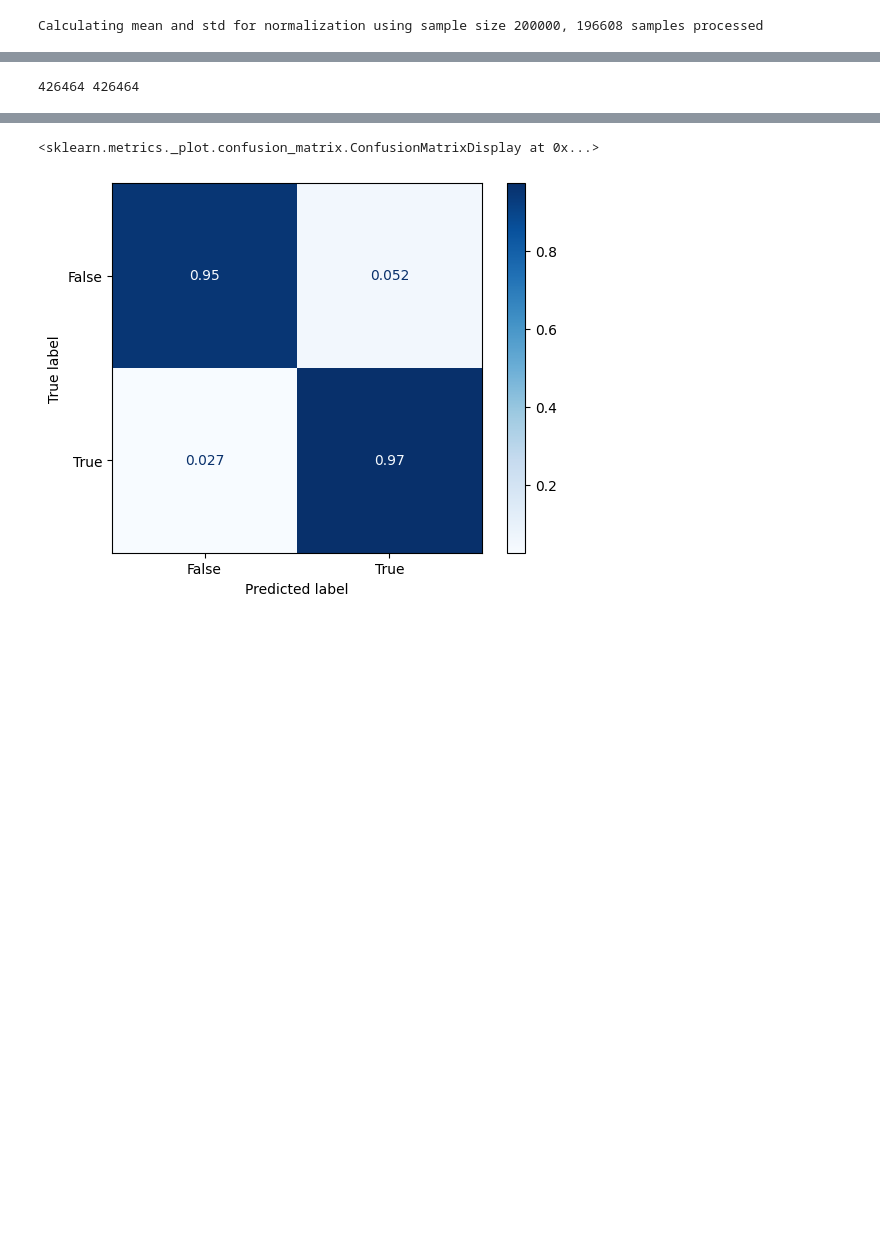
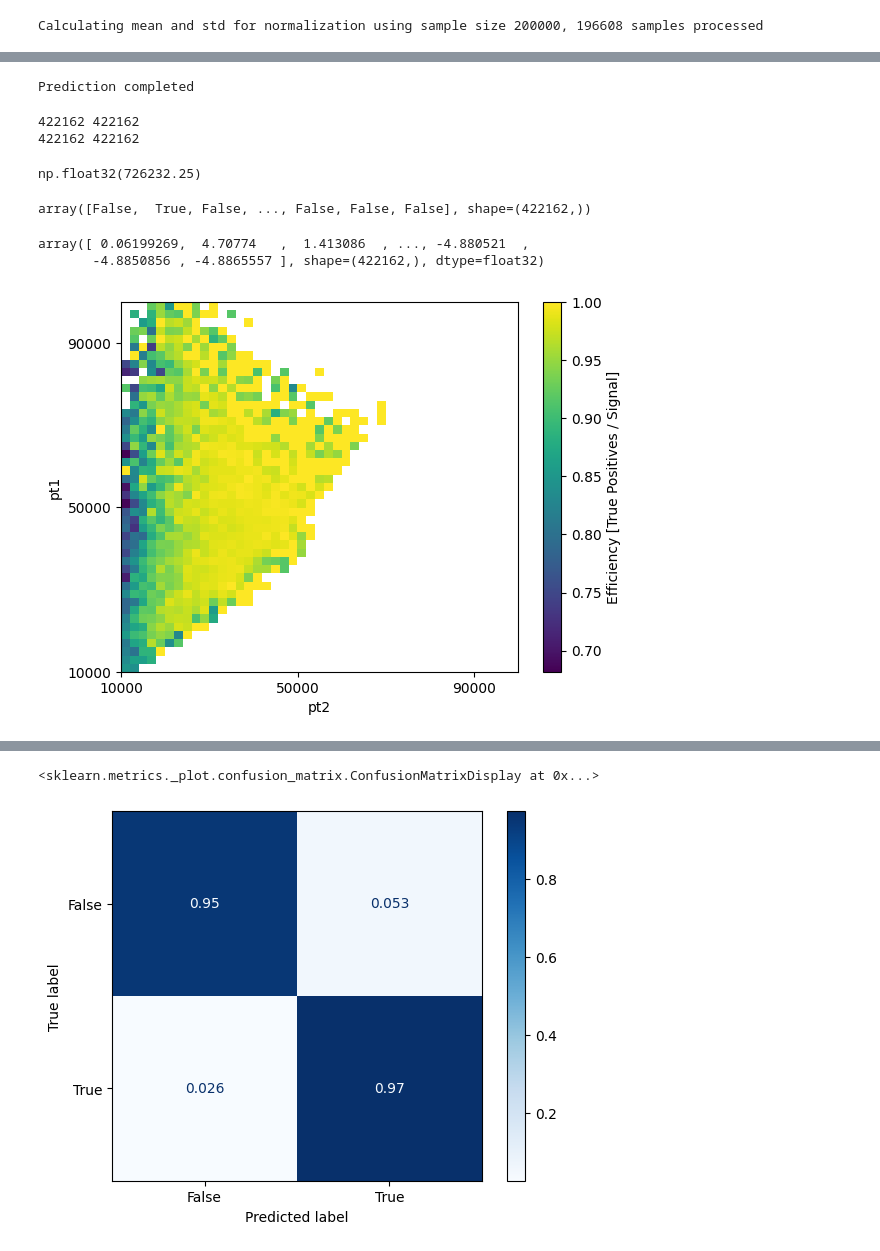
Before and after one commit to Le-Jonas/Masters_project, a Jupyter notebook: ML_lite.ipynb, the cells around one changed output, grey strips where cells are left out. Saved outputs shown, nothing was run; the diff lists cells and outputs as text; code cells hidden in the pictures; blank space fills up the shorter version.

```diff
--- a/ML_lite.ipynb
+++ b/ML_lite.ipynb
@@ -222,0 +241,2 @@ file_data = h5py.File(h5_files_data[0], 'r')
+# %%
+e1, e2, event, target = next(iter(test_loader))
@@ -304,9 +372,72 @@ KeyboardInterrupt:
 # %%
-targets = np.concatenate([batch[-1].numpy() for batch in val_loader], axis=0) == 13
+pt1 = []
+pt2 = []
+targets = []
+for batch in val_loader:
+    e1, e2, event, target = batch
+    pt1.append(e1[:, 6825])
+    pt2.append(e2[:, 6825])
+    targets.append(target)
+pt1 = np.concatenate(pt1, axis=0)
+pt2 = np.concatenate(pt2, axis=0)
+targets = np.concatenate(targets, axis=0) == 13
 targets = targets.reshape(-1, 2)
 targets = targets[:, 0] * targets[:, 1]
 predictions = model_training.predict(model_origin, val_loader, device='cpu', means=means, stds=stds)
+# %% [output]
+Prediction completed
 # %%
 print(len(targets), len(predictions))
+print(len(pt1), len(pt2))
 # %% [output]
-426464 426464
+422162 422162
+422162 422162
+# %%
+np.max(pt1)
+# %% [output]
+np.float32(726232.25)
+# %%
+targets
+# %% [output]
+array([False,  True, False, ..., False, False, False], shape=(422162,))
+# %%
+predictions
+# %% [output]
+array([ 0.06199269,  4.70774   ,  1.413086  , ..., -4.880521  ,
+       -4.8850856 , -4.8865557 ], shape=(422162,), dtype=float32)
+# %%
+square_size = 2000
+
+predicted_labels = (predictions > 0).astype(bool)
+true_positives = targets * predicted_labels
+false_negatives = targets * (1 - predicted_labels)
+
+ptmin = min(np.min(pt1), np.min(pt2))
+ptmax = max(np.max(pt1), np.max(pt2))
+ptmax = 100000
+
+x = np.arange(ptmin, ptmax, square_size)
+y = np.arange(ptmin, ptmax, square_size)
+if len(x) * len(y) > 10000:
+    raise ValueError("A large number of squares will be generated. Consider increasing the square_size to reduce the number of squares. Otherwise, comment out the following check to proceed with the current square_size.")
+z = np.zeros((len(x), len(y)))
+signal_size = np.zeros((len(x), len(y)))
+for i in range(len(x)):
+    for j in range(len(y)):
+        mask = (pt1 >= x[i]) & (pt1 < x[i] + square_size) & (pt2 >= y[j]) & (pt2 < y[j] + square_size)
+        tp_count = np.sum(true_positives[mask])
+        fn_count = np.sum(false_negatives[mask])
+        z[i, j] = tp_count / (tp_count + fn_count) if (tp_count + fn_count) > 10 else np.nan
+        signal_size[i, j] = np.sum(mask)
+        if z[i, j] < 0:
+            print(f"Warning: Negative value encountered at ({i}, {j}) with tp_count={tp_count} and fn_count={fn_count}. Setting z[{i}, {j}] to 0.")
+plt.imshow(z, extent=(ptmin, ptmax, ptmin, ptmax), origin='lower', aspect='auto', cmap='viridis')
+ax = plt.gca()
+ax.set_xticks(np.arange(ptmin, ptmax, square_size*20))
+ax.set_yticks(np.arange(ptmin, ptmax, square_size*20))
+plt.colorbar(label='Efficiency [True Positives / Signal]')
+plt.xlabel('pt2')
+plt.ylabel('pt1')
+plt.show()
+# %% [output]
+[figure, added]
```
Also changed, not shown: parts of 21 cells of this notebook, 4 other files.
